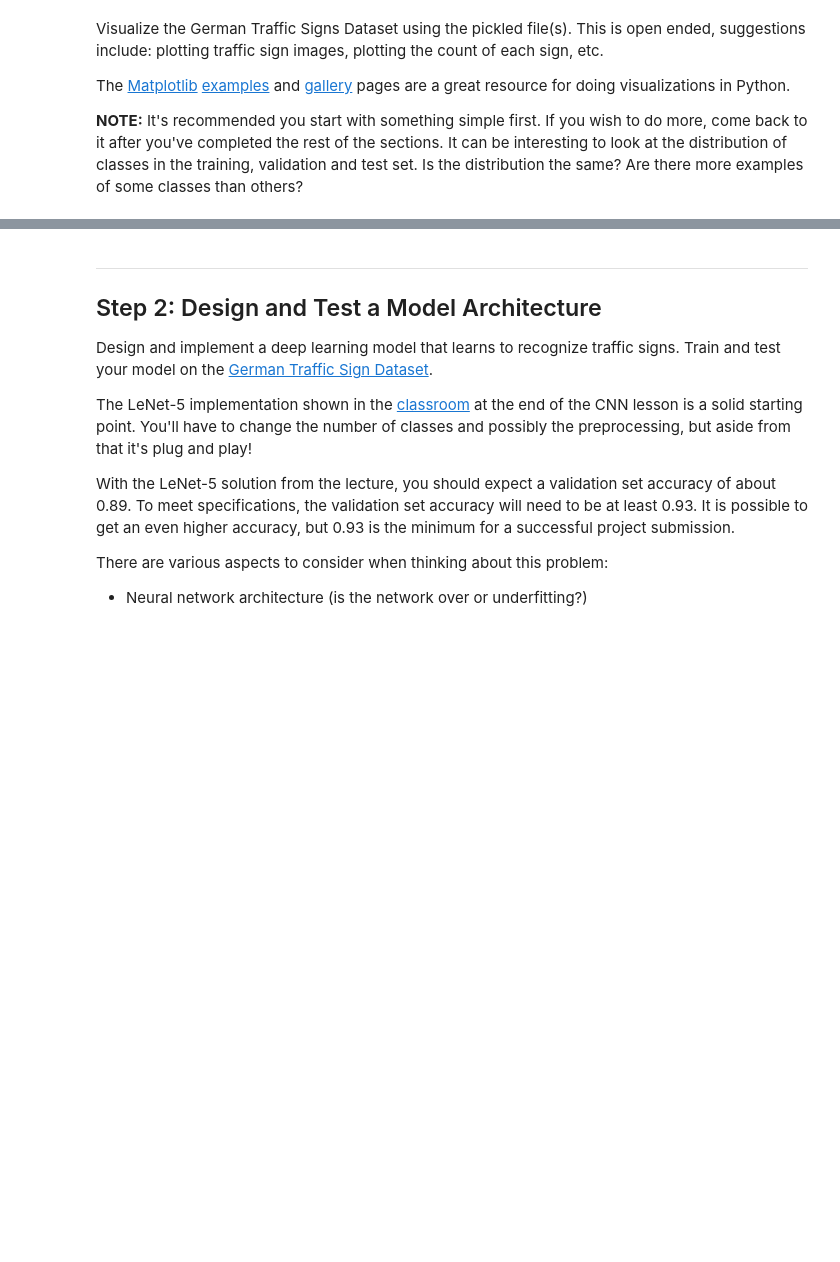
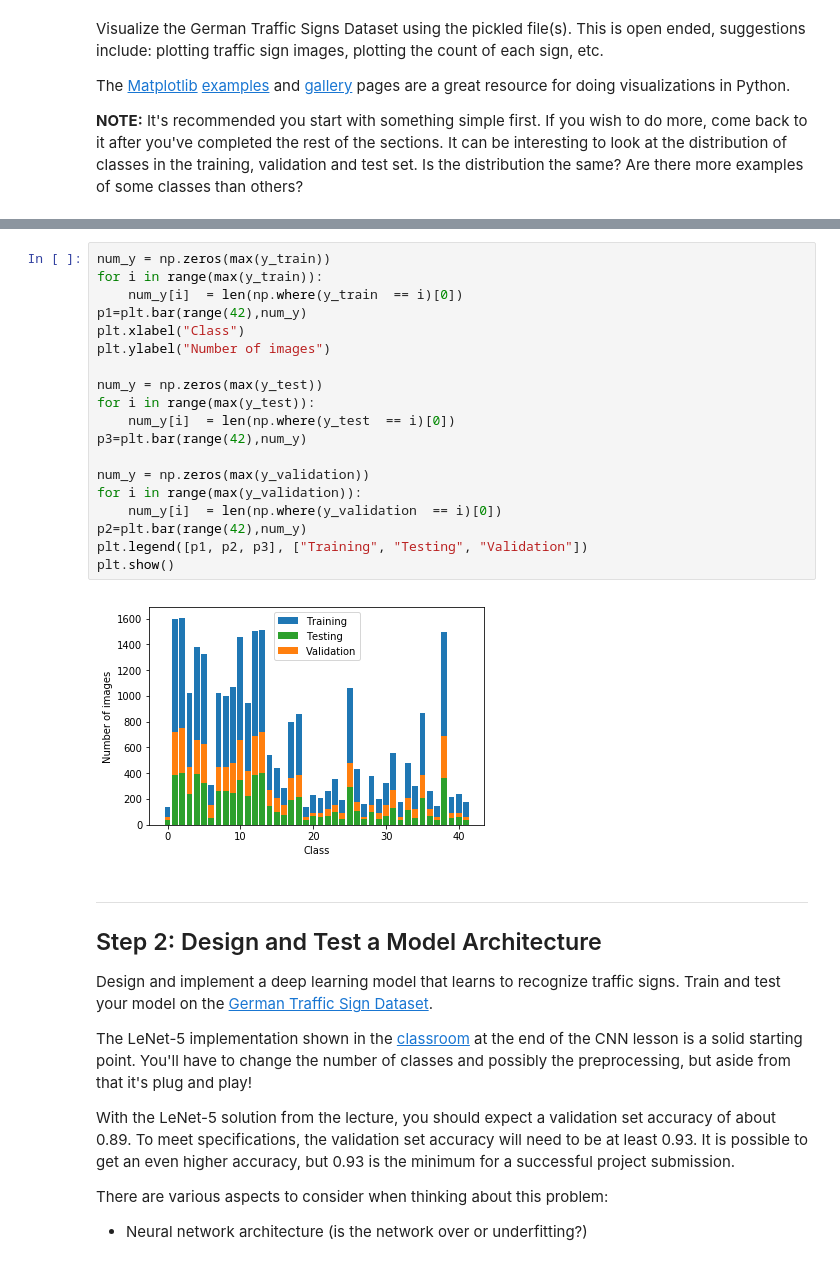
Before and after one commit to Sindhura-b/Traffic-Sign-Classifier, a Jupyter notebook: Traffic_Sign_Classifier.ipynb, the cells around one changed output, grey strips where cells are left out. Drawn from its saved outputs; the diff is of its cells as text; blank space fills up the shorter version.

```diff
--- a/Traffic_Sign_Classifier.ipynb
+++ b/Traffic_Sign_Classifier.ipynb
@@ -123,3 +125,24 @@ plt.tight_layout()
+# %%
+num_y = np.zeros(max(y_train))
+for i in range(max(y_train)):
+    num_y[i]  = len(np.where(y_train  == i)[0])
+p1=plt.bar(range(42),num_y)
+plt.xlabel("Class")
+plt.ylabel("Number of images")
+
+num_y = np.zeros(max(y_test))
+for i in range(max(y_test)):
+    num_y[i]  = len(np.where(y_test  == i)[0])
+p3=plt.bar(range(42),num_y)
+
+num_y = np.zeros(max(y_validation))
+for i in range(max(y_validation)):
+    num_y[i]  = len(np.where(y_validation  == i)[0])
+p2=plt.bar(range(42),num_y)
+plt.legend([p1, p2, p3], ["Training", "Testing", "Validation"])
+plt.show()
+# %% [output]
+[figure, added]
 # %% [markdown]
 ----
 
```
Also changed, not shown: parts of 9 cells of this notebook.
